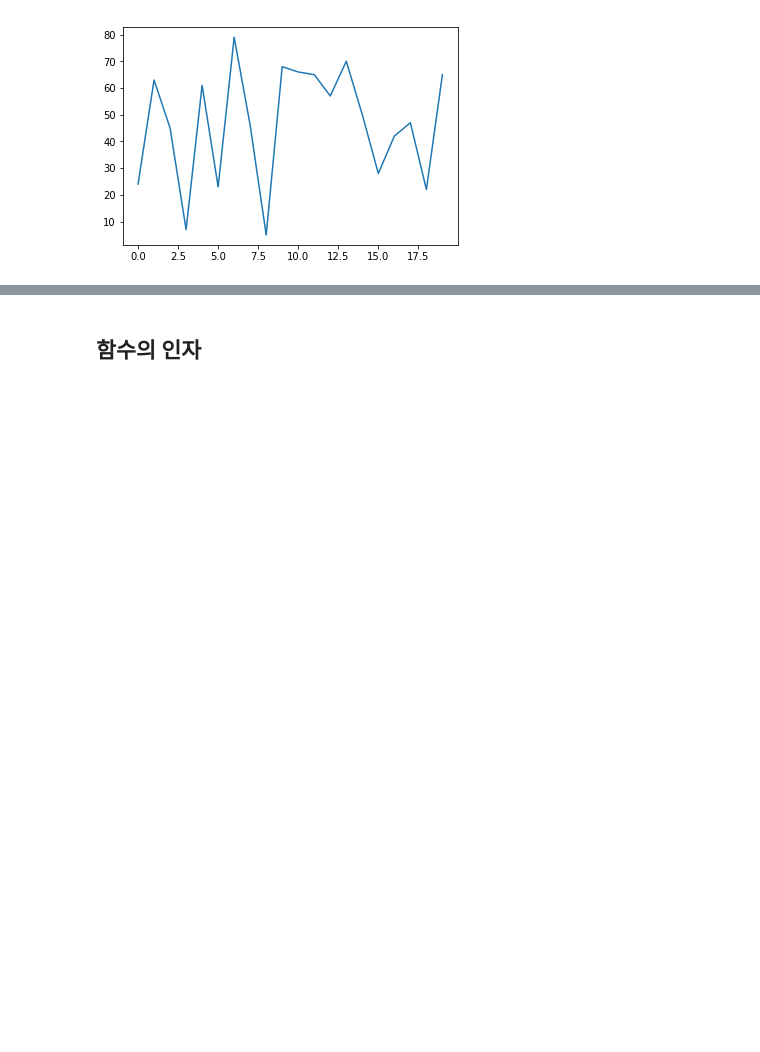
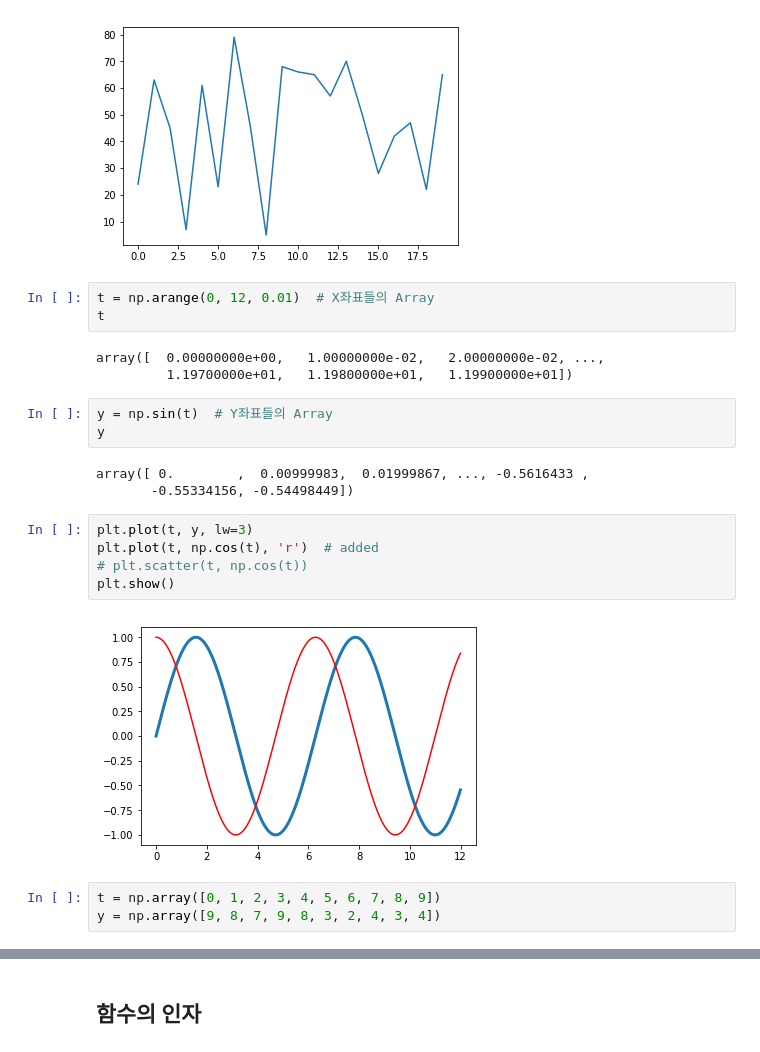
Before and after one commit to askdjango/networkons-201801, a Jupyter notebook: Pandas & Crawling.ipynb, the cells around one changed output, grey strips where cells are left out. Cells and saved outputs as stored; diff of their text form; blank space fills up the shorter version.

```diff
--- a/Pandas & Crawling.ipynb
+++ b/Pandas & Crawling.ipynb
@@ -440,3 +440,25 @@ plt.plot(numbers)
 plt.show()
 # %% [output]
 [figure]
+# %%
+t = np.arange(0, 12, 0.01)  # X좌표들의 Array
+t
+# %% [output]
+array([  0.00000000e+00,   1.00000000e-02,   2.00000000e-02, ...,
+         1.19700000e+01,   1.19800000e+01,   1.19900000e+01])
+# %%
+y = np.sin(t)  # Y좌표들의 Array
+y
+# %% [output]
+array([ 0.        ,  0.00999983,  0.01999867, ..., -0.5616433 ,
+       -0.55334156, -0.54498449])
+# %%
+plt.plot(t, y, lw=3)
+plt.plot(t, np.cos(t), 'r')  # added
+# plt.scatter(t, np.cos(t))
+plt.show()
+# %% [output]
+[figure, added]
+# %%
+t = np.array([0, 1, 2, 3, 4, 5, 6, 7, 8, 9])
+y = np.array([9, 8, 7, 9, 8, 3, 2, 4, 3, 4])
```
Also changed, not shown: parts of 8 cells of this notebook.
